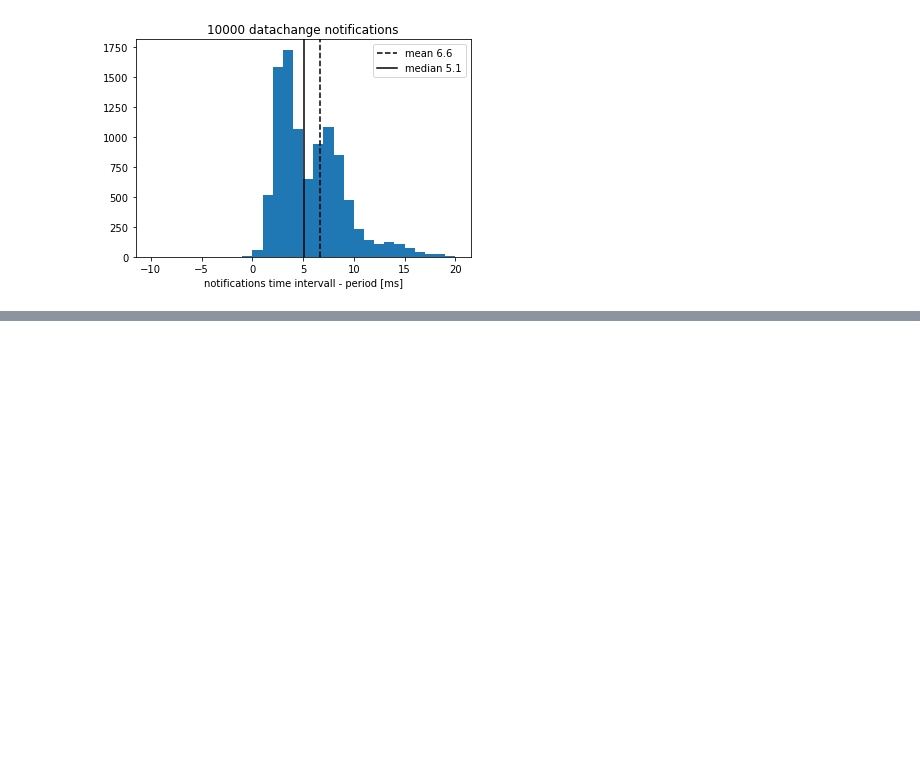
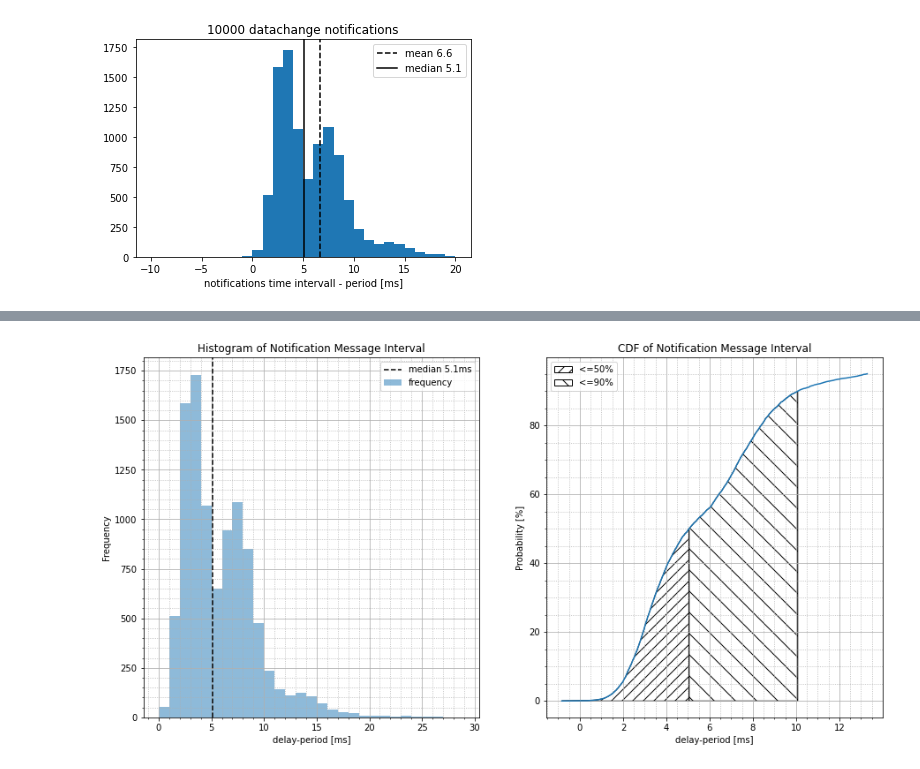
Before and after one commit to NelsonIg/OPC-UA, a Jupyter notebook: src/python/timing/analyse_measurements.ipynb, the cells around one changed output, grey strips where cells are left out. Saved outputs shown, nothing was run; the diff lists cells and outputs as text; code cells hidden in the pictures; blank space fills up the shorter version.

```diff
--- a/src/python/timing/analyse_measurements.ipynb
+++ b/src/python/timing/analyse_measurements.ipynb
@@ -75,0 +181,45 @@ plt.show()
+# %%
+notification_ms = df_sub['datachange_notifications']*10**(-6)-df_sub['period']# [ms]
+median = round(notification_ms.median(), 1) # median
+bins = np.arange(0, 30, 1)
+
+fig, ax = plt.subplots(1, 2, figsize=(15,7.5))
+
+ax[0].hist(notification_ms, bins=bins, alpha=0.5, label='frequency') # histogram
+ax[0].axvline(x=median, color='k', linestyle='--', label=f'median {median}ms') # draw median
+ax[0].legend()
+ax[0].set_title('Histogram of Notification Message Interval')
+ax[0].set_xlabel('delay-period [ms]')
+ax[0].set_ylabel('Frequency')
+# set grid ticks
+ax[0].yaxis.set_major_locator(MultipleLocator(250))
+ax[0].xaxis.set_major_locator(MultipleLocator(5))
+# minors relative to majors
+ax[0].xaxis.set_minor_locator(AutoMinorLocator(5))
+ax[0].yaxis.set_minor_locator(AutoMinorLocator(5))
+ax[0].grid(which='major')
+ax[0].grid(which='minor', linestyle=':')
+
+
+cdf, steps = plot_cdf(notification_ms, end=0.95, num=1000, plot=True) # compute CDF
+sub_window = cdf<=np.quantile(notification_ms,0.5)
+ax[1].fill_between(cdf[sub_window], steps[sub_window]*100,
+                 color='w', hatch='//', edgecolor="k", label='<=50%')
+sub_window = (cdf>np.quantile(notification_ms,0.5)) & (cdf<=np.quantile(notification_ms,0.9))
+ax[1].fill_between(cdf[sub_window], steps[sub_window]*100,
+                 color='w', hatch='\\', edgecolor="k", label='<=90%')
+ax[1].legend()
+ax[1].set_title('CDF of Notification Message Interval')
+ax[1].set_xlabel('delay-period [ms]')
+ax[1].set_ylabel('Probability [%]')
+# set grid ticks
+ax[1].yaxis.set_major_locator(MultipleLocator(20))
+ax[1].xaxis.set_major_locator(MultipleLocator(2))
+# minors relative to majors
+ax[1].xaxis.set_minor_locator(AutoMinorLocator(4))
+ax[1].yaxis.set_minor_locator(AutoMinorLocator(4))
+ax[1].grid(which='major')
+ax[1].grid(which='minor', linestyle=':')
+plt.show()
+# %% [output]
+[figure, added]
```
Also changed, not shown: parts of 6 cells of this notebook, 1 other file.
